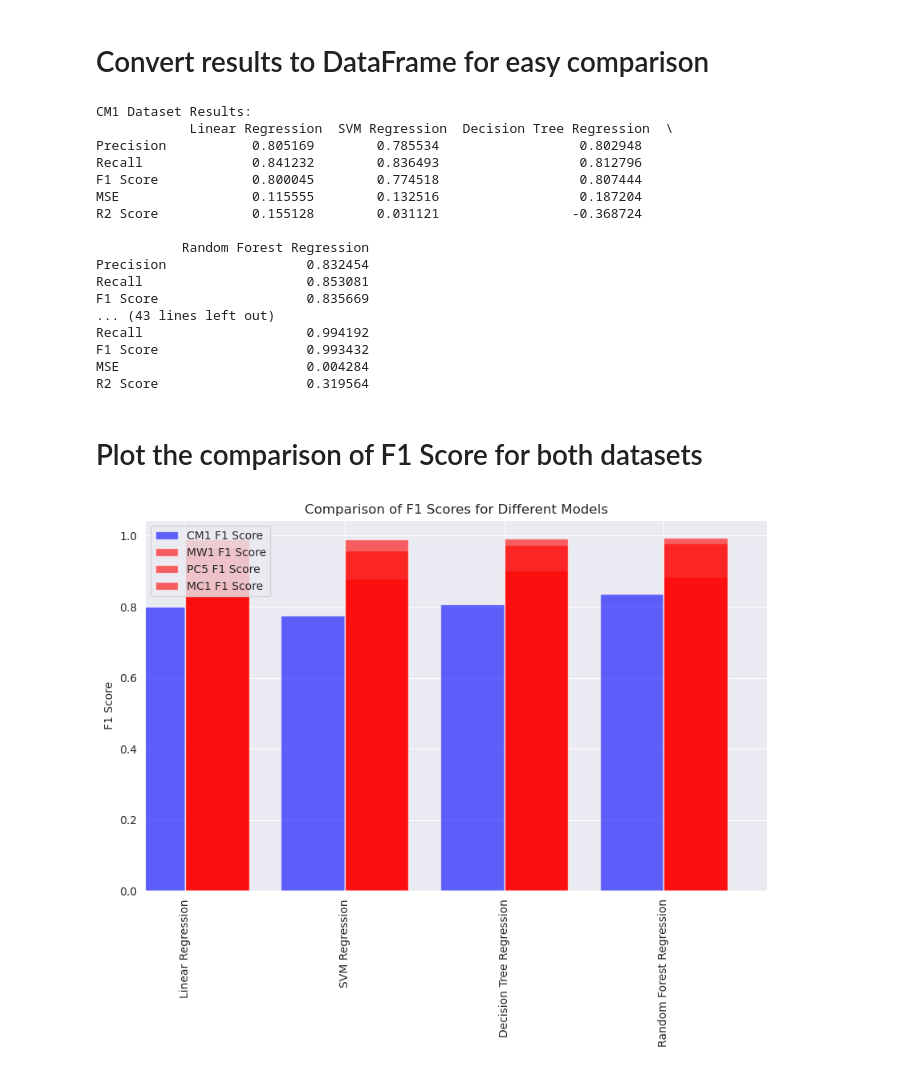
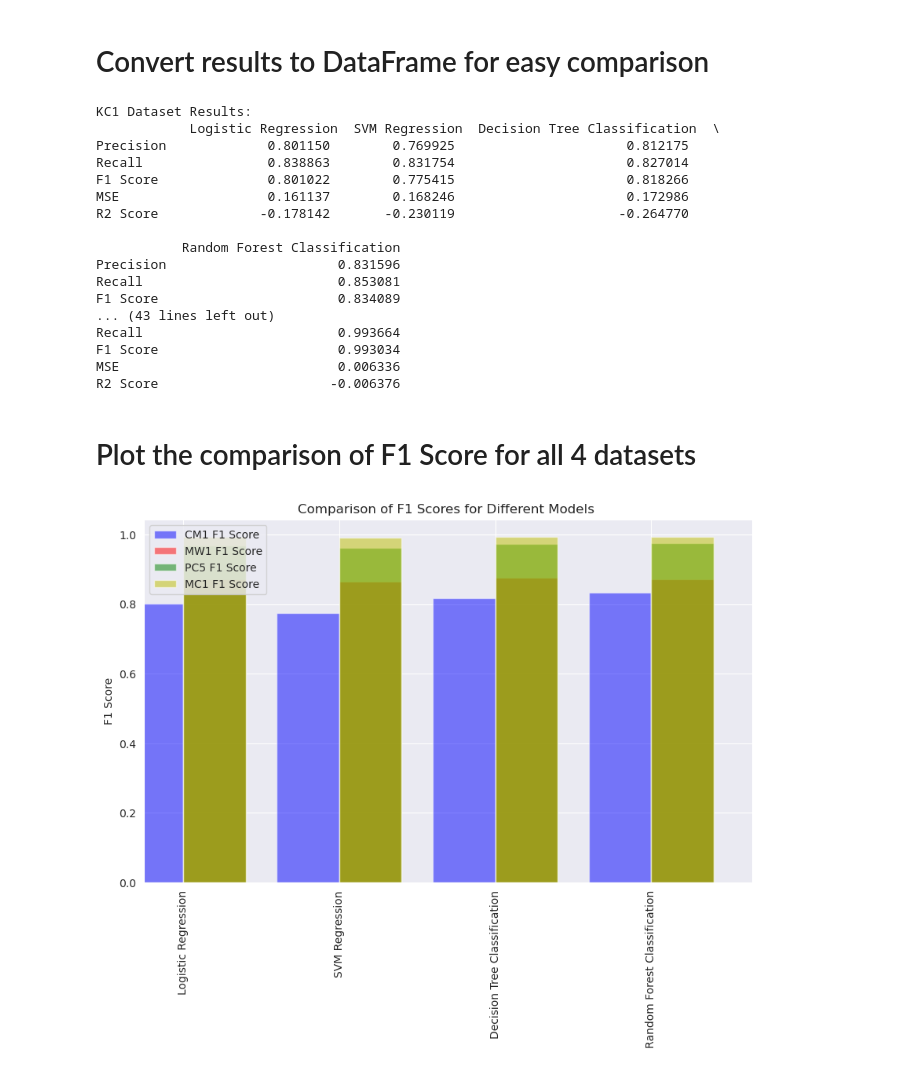
Before and after one commit to soam1/software-failure-prediction, a Jupyter notebook: software_failure_prediction.ipynb, the cells around one changed output. Cells and saved outputs as stored; diff of their text form; code cells hidden in the pictures.

Commit message:
trained all models 4x4

```diff
--- a/software_failure_prediction.ipynb
+++ b/software_failure_prediction.ipynb
@@ -63,11 +65,14 @@ results_mc1 = {}
 # %% [markdown]
 # Models to be applied
 # %%
+from sklearn.svm import SVC
+from sklearn.tree import DecisionTreeClassifier
+
 models = {
-    'Linear Regression': LinearRegression(),
-    'SVM Regression': SVR(kernel='linear'),
-    'Decision Tree Regression': DecisionTreeRegressor(random_state=42),
-    'Random Forest Regression': RandomForestRegressor(random_state=42, n_estimators=100)
+    'Logistic Regression': LogisticRegression(),
+    'SVM Regression': SVC(kernel='linear'),
+    'Decision Tree Classification': DecisionTreeClassifier(criterion='entropy'),
+    'Random Forest Classification': RandomForestClassifier(random_state=42, n_estimators=100)
 }
 # %% [markdown]
 # Train and evaluate each model for the KC1 dataset
@@ -104,40 +125,40 @@ results_kc1_df = pd.DataFrame(results_kc1, index=['Precision', 'Recall', 'F1 Sco
 results_mw1_df = pd.DataFrame(results_mw1, index=['Precision', 'Recall', 'F1 Score', 'MSE', 'R2 Score'])
 results_pc5_df = pd.DataFrame(results_pc5, index=['Precision', 'Recall', 'F1 Score', 'MSE', 'R2 Score'])
 results_mc1_df = pd.DataFrame(results_mc1, index=['Precision', 'Recall', 'F1 Score', 'MSE', 'R2 Score'])
-print("CM1 Dataset Results:\n", results_kc1_df)
-print("\nJM1 Dataset Results:\n", results_mw1_df)
-print("\nJM1 Dataset Results:\n", results_pc5_df)
-print("\nJM1 Dataset Results:\n", results_mc1_df)
+print("KC1 Dataset Results:\n", results_kc1_df)
+print("\nMW1 Dataset Results:\n", results_mw1_df)
+print("\nPC1 Dataset Results:\n", results_pc5_df)
+print("\nMC1 Dataset Results:\n", results_mc1_df)
 # %% [output]
-CM1 Dataset Results:
-            Linear Regression  SVM Regression  Decision Tree Regression  \
-Precision           0.805169        0.785534                  0.802948
-Recall              0.841232        0.836493                  0.812796
-F1 Score            0.800045        0.774518                  0.807444
-MSE                 0.115555        0.132516                  0.187204
-R2 Score            0.155128        0.031121                 -0.368724
+KC1 Dataset Results:
+            Logistic Regression  SVM Regression  Decision Tree Classification  \
+Precision             0.801150        0.769925                      0.812175
+Recall                0.838863        0.831754                      0.827014
+F1 Score              0.801022        0.775415                      0.818266
+MSE                   0.161137        0.168246                      0.172986
+R2 Score             -0.178142       -0.230119                     -0.264770
 
-           Random Forest Regression
-Precision                  0.832454
-Recall                     0.853081
-F1 Score                   0.835669
+           Random Forest Classification
+Precision                      0.831596
+Recall                         0.853081
+F1 Score                       0.834089
 ... (43 lines left out)
-Recall                     0.994192
-F1 Score                   0.993432
-MSE                        0.004284
-R2 Score                   0.319564
+Recall                         0.993664
+F1 Score                       0.993034
+MSE                            0.006336
+R2 Score                      -0.006376
 # %% [markdown]
-# Plot the comparison of F1 Score for both datasets
+# Plot the comparison of F1 Score for all 4 datasets
 # %%
 fig, ax = plt.subplots(figsize=(10, 6))
-results_kc1_df.loc['F1 Score'].plot(kind='bar', color='b', alpha=0.6, ax=ax, position=1, width=0.4, label='CM1 F1 Score')
-results_mw1_df.loc['F1 Score'].plot(kind='bar', color='r', alpha=0.6, ax=ax, position=0, width=0.4, label='MW1 F1 Score')
-results_pc5_df.loc['F1 Score'].plot(kind='bar', color='r', alpha=0.6, ax=ax, position=0, width=0.4, label='PC5 F1 Score')
-results_mc1_df.loc['F1 Score'].plot(kind='bar', color='r', alpha=0.6, ax=ax, position=0, width=0.4, label='MC1 F1 Score')
+results_kc1_df.loc['F1 Score'].plot(kind='bar', color='b', alpha=0.5, ax=ax, position=1, width=0.4, label='CM1 F1 Score')
+results_mw1_df.loc['F1 Score'].plot(kind='bar', color='r', alpha=0.5, ax=ax, position=0, width=0.4, label='MW1 F1 Score')
+results_pc5_df.loc['F1 Score'].plot(kind='bar', color='g', alpha=0.5, ax=ax, position=0, width=0.4, label='PC5 F1 Score')
+results_mc1_df.loc['F1 Score'].plot(kind='bar', color='y', alpha=0.5, ax=ax, position=0, width=0.4, label='MC1 F1 Score')
 
-plt.title("Comparison of F1 Scores for Different Models")
+plt.title("Comparison of F1 Scores for Different Models ")
 plt.ylabel('F1 Score')
 plt.legend()
 plt.show()
 # %% [output]
-[figure, old version]
+[figure, new version]
```
Also changed, not shown: parts of 7 cells of this notebook, 1 other file.
